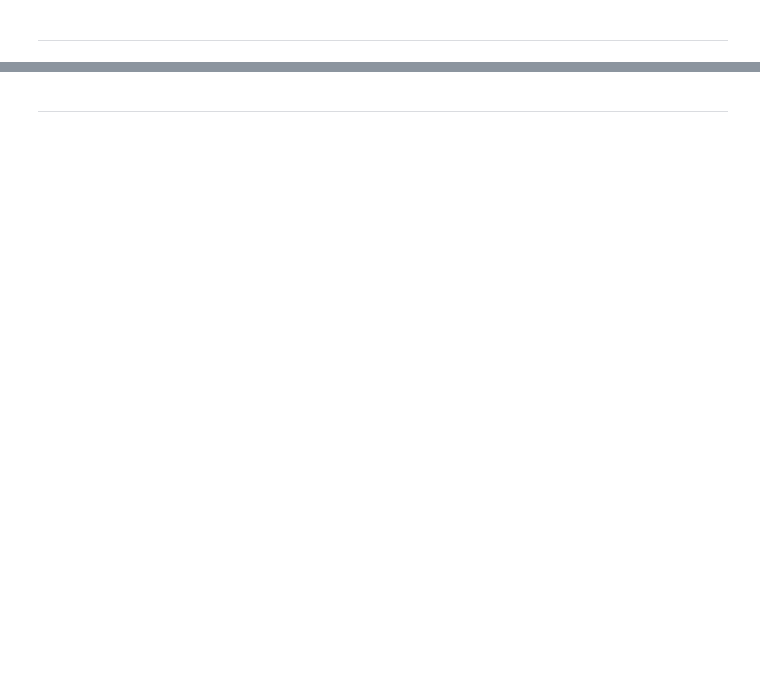
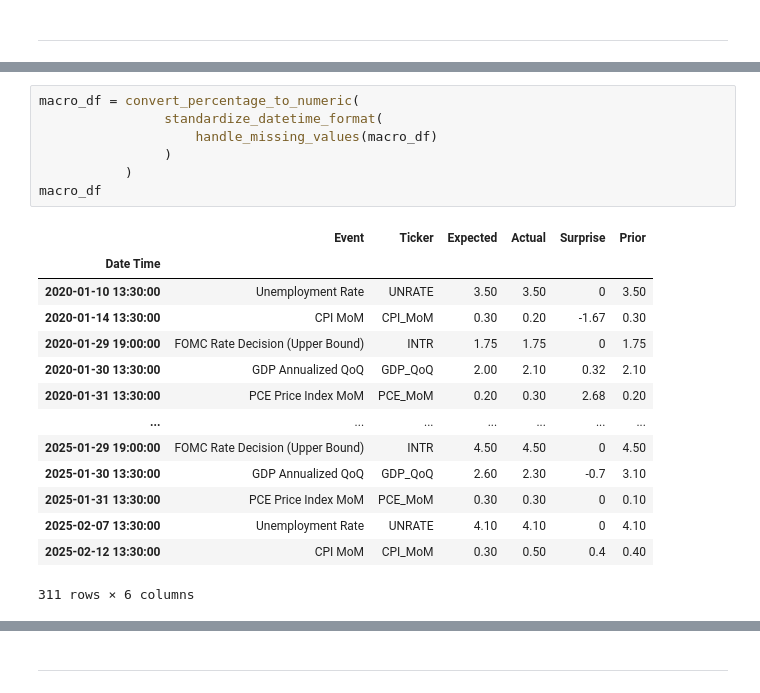
Before and after one commit to Modi1997/FX-HFT-Effects-on-US-Macro-Data, a Jupyter notebook: FX HFT Effects on US Macroeconomic Data Releases.ipynb, the cells around one changed output, grey strips where cells are left out. Saved outputs shown, nothing was run; the diff lists cells and outputs as text; blank space fills up the shorter version.

```diff
--- a/FX HFT Effects on US Macroeconomic Data Releases.ipynb
+++ b/FX HFT Effects on US Macroeconomic Data Releases.ipynb
@@ -196,0 +305,22 @@ def fetch_fred_data(indicator, start_date, end_date, api_key = "134a864b086b836a
+# %%
+macro_df = convert_percentage_to_numeric(
+                standardize_datetime_format(
+                    handle_missing_values(macro_df)
+                )
+           )
+macro_df
+# %% [output]
+|  | Event | Ticker | Expected | Actual | Surprise | Prior |
+| Date Time |  |  |  |  |  |  |
+| 2020-01-10 13:30:00 | Unemployment Rate | UNRATE | 3.50 | 3.50 | 0 | 3.50 |
+| 2020-01-14 13:30:00 | CPI MoM | CPI_MoM | 0.30 | 0.20 | -1.67 | 0.30 |
+| 2020-01-29 19:00:00 | FOMC Rate Decision (Upper Bound) | INTR | 1.75 | 1.75 | 0 | 1.75 |
+| 2020-01-30 13:30:00 | GDP Annualized QoQ | GDP_QoQ | 2.00 | 2.10 | 0.32 | 2.10 |
+| 2020-01-31 13:30:00 | PCE Price Index MoM | PCE_MoM | 0.20 | 0.30 | 2.68 | 0.20 |
+| ... | ... | ... | ... | ... | ... | ... |
+| 2025-01-29 19:00:00 | FOMC Rate Decision (Upper Bound) | INTR | 4.50 | 4.50 | 0 | 4.50 |
+| 2025-01-30 13:30:00 | GDP Annualized QoQ | GDP_QoQ | 2.60 | 2.30 | -0.7 | 3.10 |
+| 2025-01-31 13:30:00 | PCE Price Index MoM | PCE_MoM | 0.30 | 0.30 | 0 | 0.10 |
+| 2025-02-07 13:30:00 | Unemployment Rate | UNRATE | 4.10 | 4.10 | 0 | 4.10 |
+| 2025-02-12 13:30:00 | CPI MoM | CPI_MoM | 0.30 | 0.50 | 0.4 | 0.40 |
+311 rows × 6 columns
```
Also changed, not shown: parts of 16 cells of this notebook, 1 other file.
